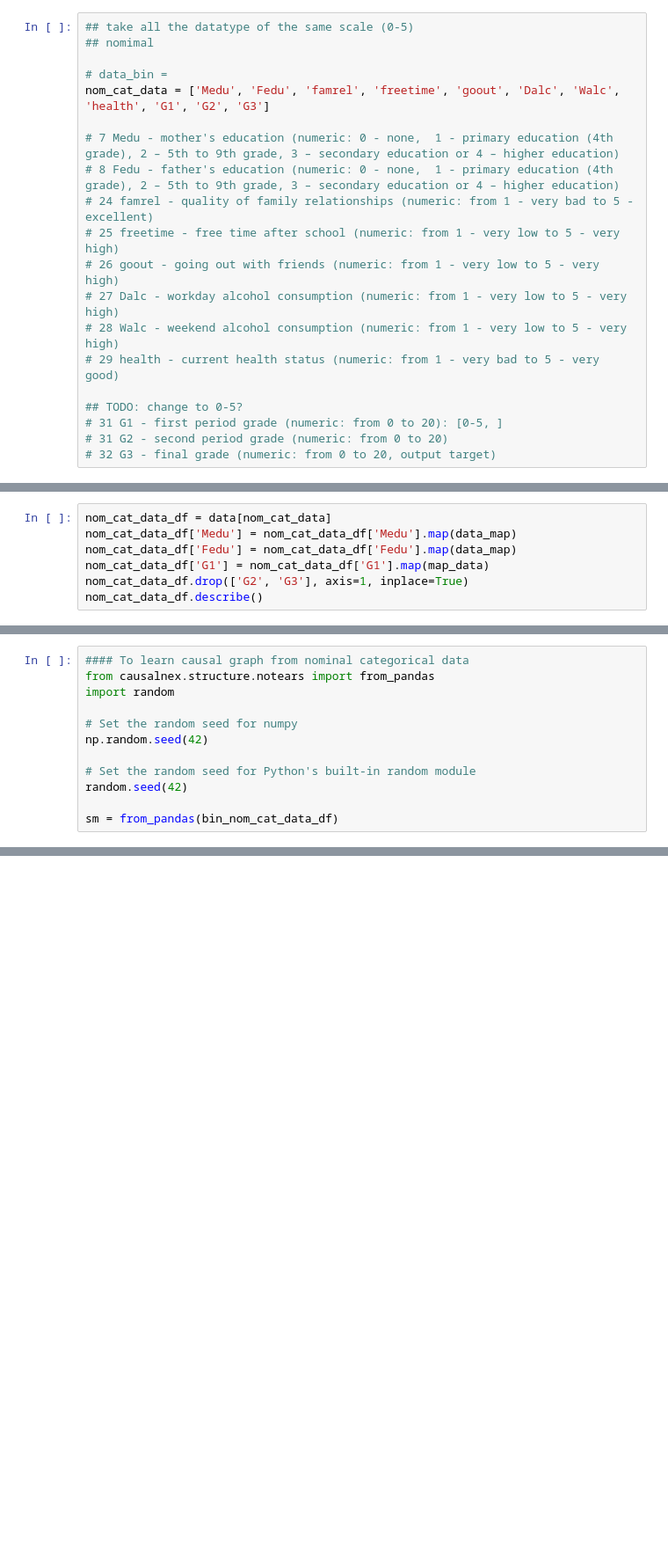
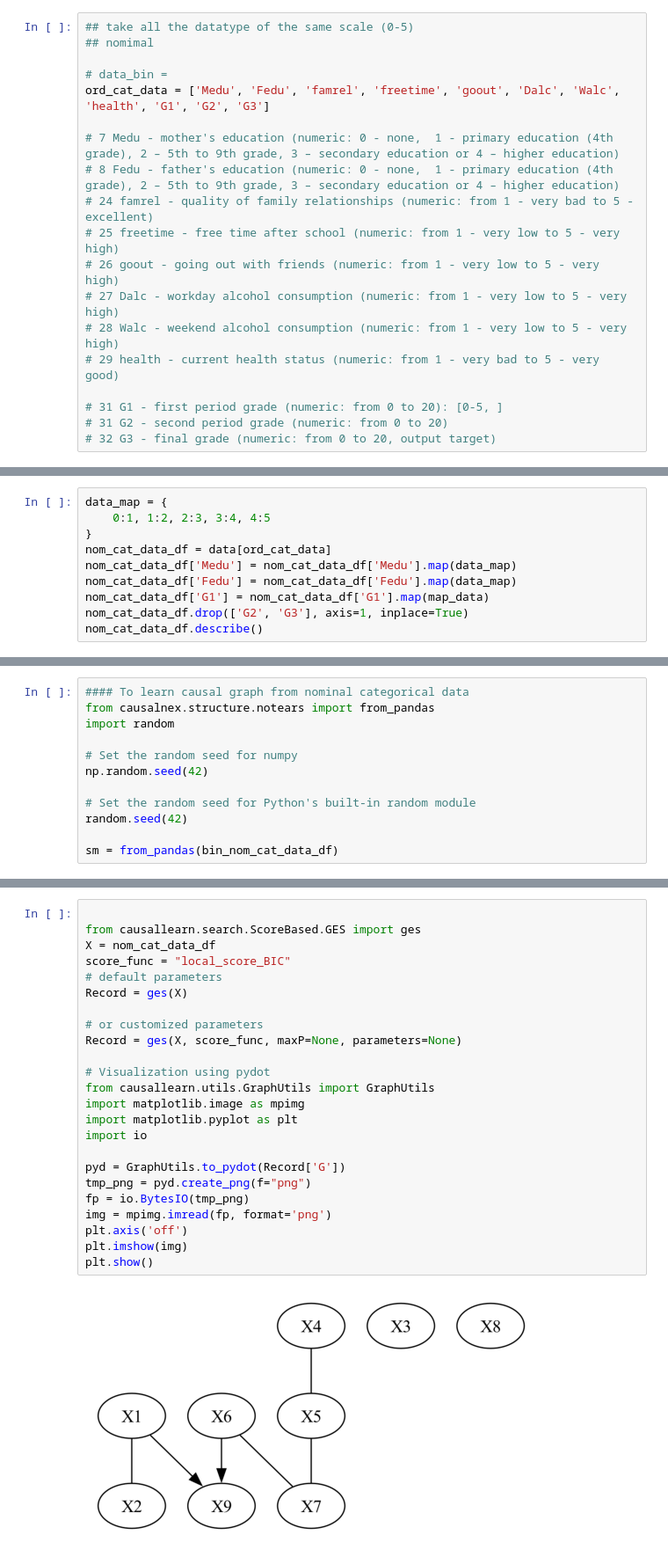
Before and after one commit to xinrose-lin/cs703-project, a Jupyter notebook: rose/student.ipynb, the cells around one changed output, grey strips where cells are left out. Shown at 88% size. Saved outputs shown, nothing was run; the diff lists cells and outputs as text; blank space fills up the shorter version.

```diff
--- a/rose/student.ipynb
+++ b/rose/student.ipynb
@@ -73,7 +67,7 @@ data
 ## nomimal
 
 # data_bin =
-nom_cat_data = ['Medu', 'Fedu', 'famrel', 'freetime', 'goout', 'Dalc', 'Walc', 'health', 'G1', 'G2', 'G3']
+ord_cat_data = ['Medu', 'Fedu', 'famrel', 'freetime', 'goout', 'Dalc', 'Walc', 'health', 'G1', 'G2', 'G3']
 
 # 7 Medu - mother's education (numeric: 0 - none,  1 - primary education (4th grade), 2 – 5th to 9th grade, 3 – secondary education or 4 – higher education)
 # 8 Fedu - father's education (numeric: 0 - none,  1 - primary education (4th grade), 2 – 5th to 9th grade, 3 – secondary education or 4 – higher education)
@@ -84,7 +78,6 @@ nom_cat_data = ['Medu', 'Fedu', 'famrel', 'freetime', 'goout', 'Dalc', 'Walc', '
 # 28 Walc - weekend alcohol consumption (numeric: from 1 - very low to 5 - very high)
 # 29 health - current health status (numeric: from 1 - very bad to 5 - very good)
 
-## TODO: change to 0-5?
 # 31 G1 - first period grade (numeric: from 0 to 20): [0-5, ]
 # 31 G2 - second period grade (numeric: from 0 to 20)
 # 32 G3 - final grade (numeric: from 0 to 20, output target)
@@ -126,7 +122,10 @@ data[nom_cat_data].describe()
 | 75% | 4.000000 | 3.000000 | 5.000000 | 4.000000 | 4.000000 | 2.000000 | 3.000000 | 5.000000 | 13.000000 | 13.000000 | 14.000000 |
 | max | 4.000000 | 4.000000 | 5.000000 | 5.000000 | 5.000000 | 5.000000 | 5.000000 | 5.000000 | 19.000000 | 19.000000 | 19.000000 |
 # %%
-nom_cat_data_df = data[nom_cat_data]
+data_map = {
+    0:1, 1:2, 2:3, 3:4, 4:5
+}
+nom_cat_data_df = data[ord_cat_data]
 nom_cat_data_df['Medu'] = nom_cat_data_df['Medu'].map(data_map)
 nom_cat_data_df['Fedu'] = nom_cat_data_df['Fedu'].map(data_map)
 nom_cat_data_df['G1'] = nom_cat_data_df['G1'].map(map_data)
@@ -295,0 +317,26 @@ hypthesis: might not be meaningful results ...?
+# %%
+
+from causallearn.search.ScoreBased.GES import ges
+X = nom_cat_data_df
+score_func = "local_score_BIC"
+# default parameters
+Record = ges(X)
+
+# or customized parameters
+Record = ges(X, score_func, maxP=None, parameters=None)
+
+# Visualization using pydot
+from causallearn.utils.GraphUtils import GraphUtils
+import matplotlib.image as mpimg
+import matplotlib.pyplot as plt
+import io
+
+pyd = GraphUtils.to_pydot(Record['G'])
+tmp_png = pyd.create_png(f="png")
+fp = io.BytesIO(tmp_png)
+img = mpimg.imread(fp, format='png')
+plt.axis('off')
+plt.imshow(img)
+plt.show()
+# %% [output]
+[figure, added]
```
Also changed, not shown: parts of 17 cells of this notebook, 4 other files.
